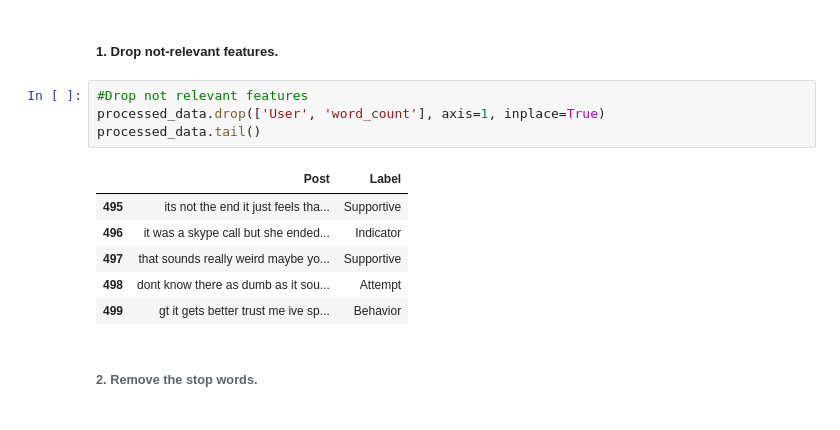
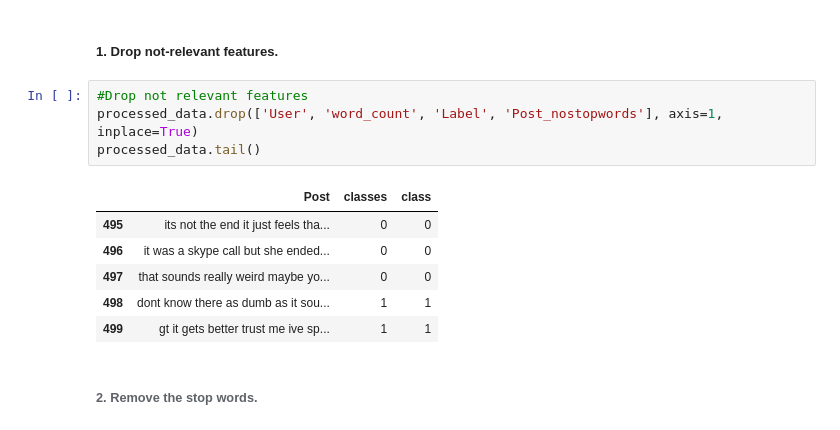
Before and after one commit to SebastianoDenegri/Targeted_Suicide_Intervention, a Jupyter notebook: Reddit_Users_Classification_part_2.ipynb, the cells around one changed output. Cells and saved outputs as stored; diff of their text form.

```diff
--- a/Reddit_Users_Classification_part_2.ipynb
+++ b/Reddit_Users_Classification_part_2.ipynb
@@ -56,15 +56,15 @@ processed_data.head()
 ##### 1. Drop not-relevant features.
 # %%
 #Drop not relevant features
-processed_data.drop(['User', 'word_count'], axis=1, inplace=True)
+processed_data.drop(['User', 'word_count', 'Label', 'Post_nostopwords'], axis=1, inplace=True)
 processed_data.tail()
 # %% [output]
-|  | Post | Label |
-| 495 | its not the end it just feels tha... | Supportive |
-| 496 | it was a skype call but she ended... | Indicator |
-| 497 | that sounds really weird maybe yo... | Supportive |
-| 498 | dont know there as dumb as it sou... | Attempt |
-| 499 | gt it gets better trust me ive sp... | Behavior |
+|  | Post | classes | class |
+| 495 | its not the end it just feels tha... | 0 | 0 |
+| 496 | it was a skype call but she ended... | 0 | 0 |
+| 497 | that sounds really weird maybe yo... | 0 | 0 |
+| 498 | dont know there as dumb as it sou... | 1 | 1 |
+| 499 | gt it gets better trust me ive sp... | 1 | 1 |
 # %% [markdown]
 ###### 2. Remove the stop words.
 # %% [markdown]
```
Also changed, not shown: parts of 68 cells of this notebook, 3 other files.
